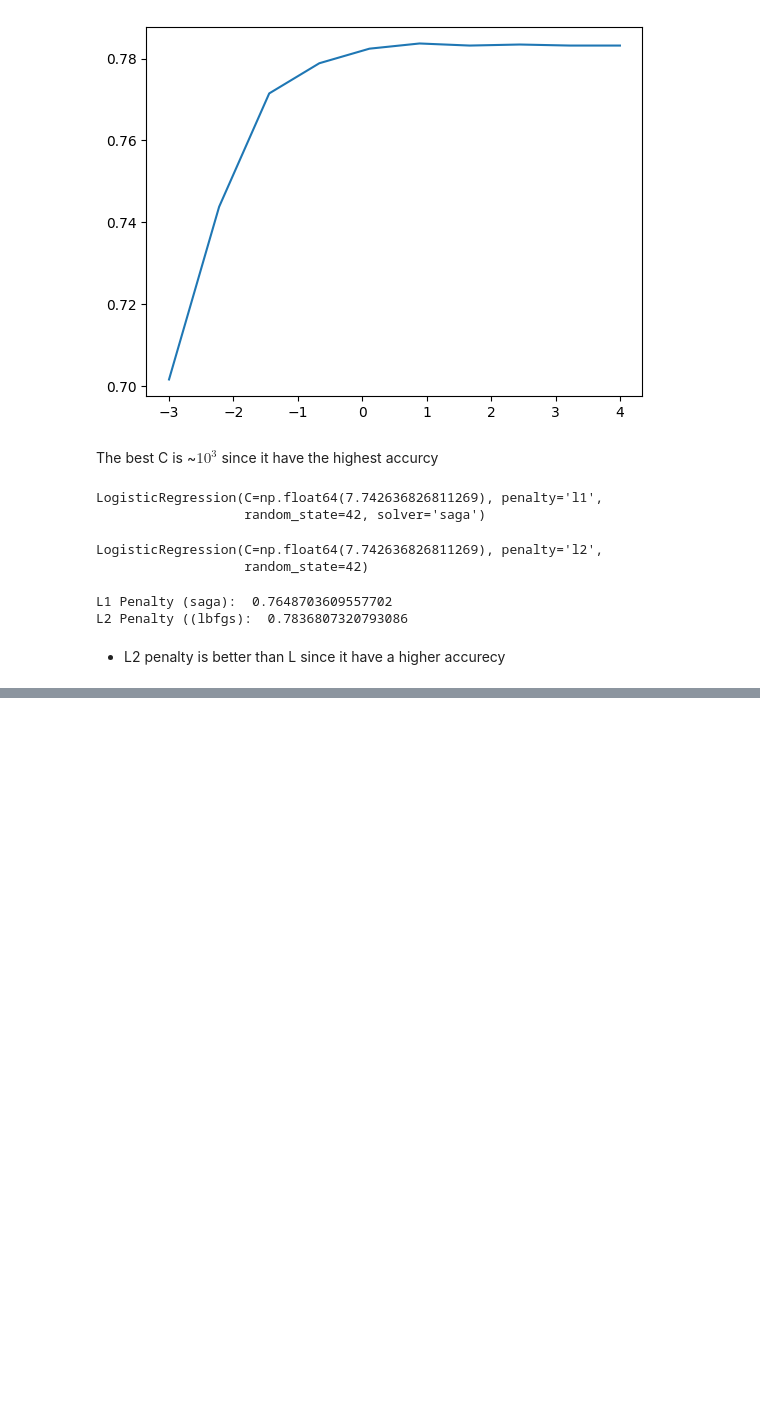
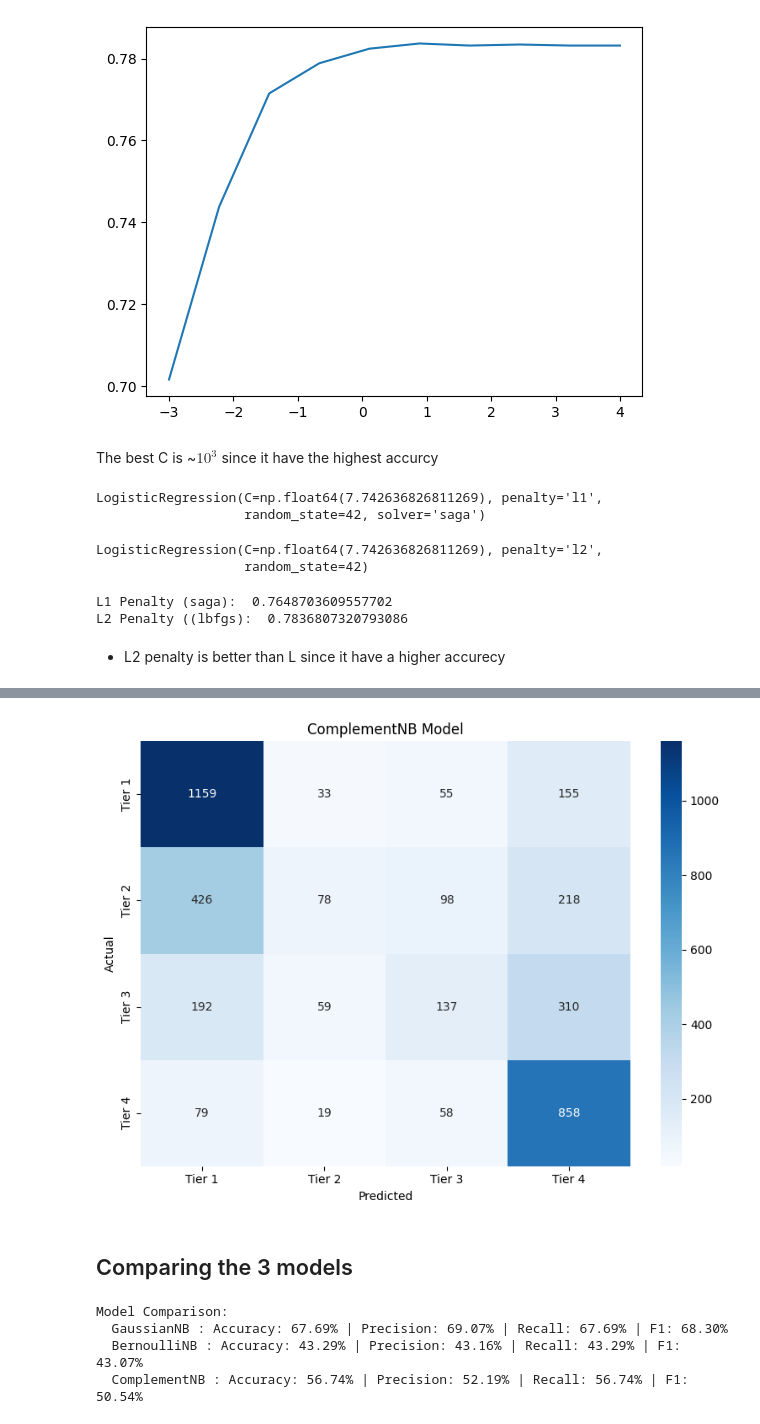
Before and after one commit to Get-Shit-Done-0-0/Machine-2, a Jupyter notebook: FIFA Players Performance Analysis.ipynb, the cells around one changed output, grey strips where cells are left out. Cells and saved outputs as stored; diff of their text form; code cells hidden in the pictures; blank space fills up the shorter version.

```diff
--- a/FIFA Players Performance Analysis.ipynb
+++ b/FIFA Players Performance Analysis.ipynb
@@ -566,0 +677,16 @@ L2 Penalty ((lbfgs):  0.7836807320793086
+# %%
+all_feature_cols = X_train_encoded.columns.tolist()
+all_feature_cols.remove('Overall_Rating')
+# %%
+X_train_comp = X_train_encoded.copy()
+X_test_comp = X_test_encoded.copy()
+# %%
+for col in all_feature_cols:
+    if X_train_comp[col].dtype in ['float64', 'int64']:
+        shift = X_train_comp[col].min()
+        X_train_comp[col] = X_train_comp[col] - shift
+        X_test_comp[col] = X_test_comp[col] - shift
+# %%
+cnb = ComplementNB()
+cnb.fit(X_train_comp, y_classification)
+cnb_pred = cnb.predict(X_test_comp)
@@ -566,0 +700,25 @@ L2 Penalty ((lbfgs):  0.7836807320793086
+# %%
+plot_heatmap(y_test_classification, cnb_pred, 'ComplementNB Model')
+# %% [output]
+[figure, added]
+# %% [markdown]
+## Comparing the 3 models
+# %%
+models = {
+    'GaussianNB': gnb_pred,
+    'BernoulliNB': bnb_pred,
+    'ComplementNB': cnb_pred
+}
+
+print("Model Comparison:")
+for name, pred in models.items():
+    acc = accuracy_score(y_test_classification, pred)
+    prec = precision_score(y_test_classification, pred, average='weighted')
+    rec = recall_score(y_test_classification, pred, average='weighted')
+    f1 = f1_score(y_test_classification, pred, average='weighted')
+    print(f"  {name} : Accuracy: {acc:.2%} | Precision: {prec:.2%} | Recall: {rec:.2%} | F1: {f1:.2%}")
+# %% [output]
+Model Comparison:
+  GaussianNB : Accuracy: 67.69% | Precision: 69.07% | Recall: 67.69% | F1: 68.30%
+  BernoulliNB : Accuracy: 43.29% | Precision: 43.16% | Recall: 43.29% | F1: 43.07%
+  ComplementNB : Accuracy: 56.74% | Precision: 52.19% | Recall: 56.74% | F1: 50.54%
```
Also changed, not shown: parts of 51 cells of this notebook.
